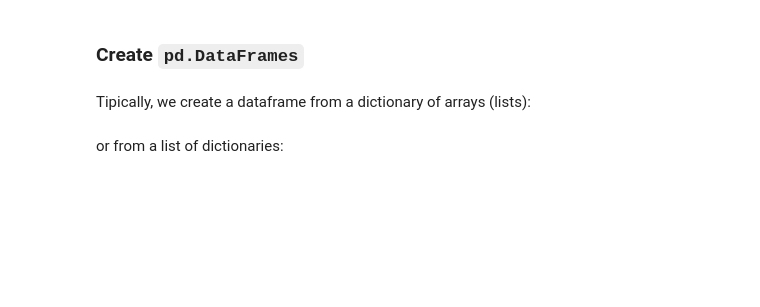
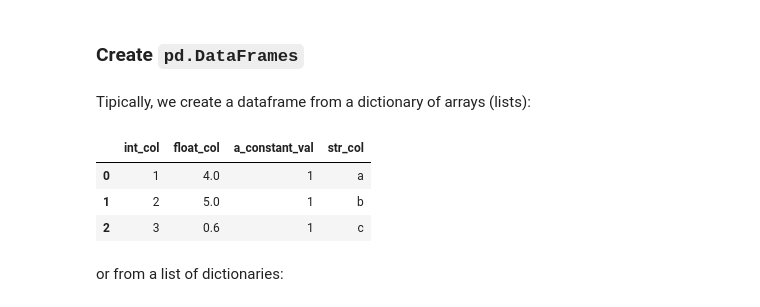
Before and after one commit to vigji/python-cimec-2023, a Jupyter notebook: lectures/Lecture1.2_Intro-pandas.ipynb, the cells around one changed output. Saved outputs shown, nothing was run; the diff lists cells and outputs as text; code cells hidden in the pictures; blank space fills up the shorter version.

```diff
--- a/lectures/Lecture1.2_Intro-pandas.ipynb
+++ b/lectures/Lecture1.2_Intro-pandas.ipynb
@@ -195,9 +292,17 @@ pd.Series([1, 2, 3], name="a")
 # %% [markdown]
 Tipically, we create a dataframe from a dictionary of arrays (lists):
 # %%
-dict_array = dict(int_col=[1, 2, 3], float_col=[4., 5., .6], str_col=["a", "b", "c"])
+dict_array = dict(int_col=[1, 2, 3],
+                  float_col=[4., 5., .6],
+                  a_constant_val=1,
+                  str_col=["a", "b", "c"])
 
 pd.DataFrame(dict_array)
+# %% [output]
+|  | int_col | float_col | a_constant_val | str_col |
+| 0 | 1 | 4.0 | 1 | a |
+| 1 | 2 | 5.0 | 1 | b |
+| 2 | 3 | 0.6 | 1 | c |
 # %% [markdown]
  or from a list of dictionaries:
 # %%
```
Also changed, not shown: parts of 97 cells of this notebook, 9 other files.
